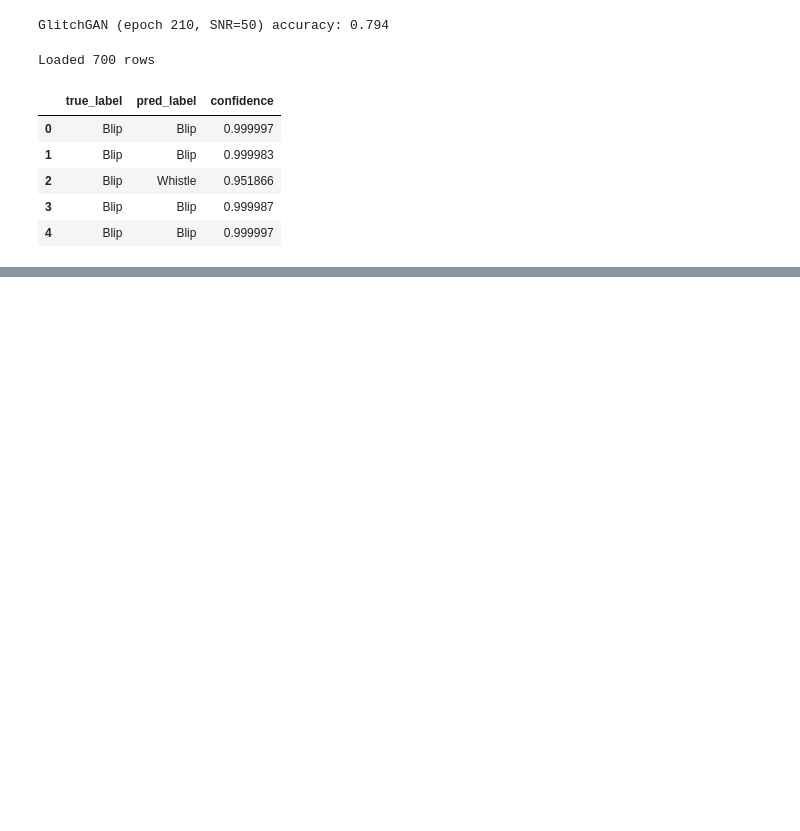
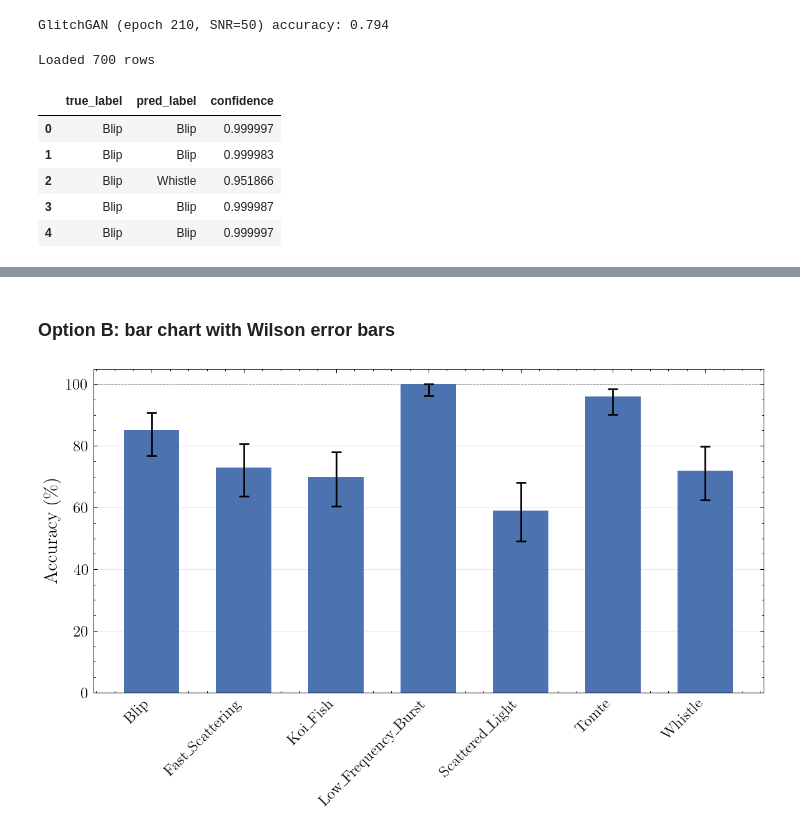
Before and after one commit to tomdooney95/glitchgan, a Jupyter notebook: notebooks/gspy_classification.ipynb, the cells around one changed output, grey strips where cells are left out. Saved outputs shown, nothing was run; the diff lists cells and outputs as text; code cells hidden in the pictures; blank space fills up the shorter version.

```diff
--- a/notebooks/gspy_classification.ipynb
+++ b/notebooks/gspy_classification.ipynb
@@ -628,0 +742,32 @@ np.float64(0.7928571428571428)
+# %% [markdown]
+### Option B: bar chart with Wilson error bars
+# %%
+with plt.style.context(['science']):
+    fig, ax = plt.subplots(figsize=(8, 5))
+
+    x = np.arange(len(LABEL_ORDER))
+    accs = ci_results['accuracy'].values * 100
+    err_lo = (ci_results['accuracy'] - ci_results['acc_ci_lo']).values * 100
+    err_hi = (ci_results['acc_ci_hi'] - ci_results['accuracy']).values * 100
+
+    ax.bar(x, accs, color='#4C72B0', width=0.6, zorder=2)
+    ax.errorbar(x, accs, yerr=[err_lo, err_hi], fmt='none', ecolor='black',
+               elinewidth=1.3, capsize=4, capthick=1.3, zorder=3)
+
+    ax.set_xticks(x)
+    ax.set_xticklabels([_tex(c) for c in LABEL_ORDER], rotation=45, ha='right', fontsize=12)
+    ax.set_ylabel('Accuracy (\\%)', fontsize=14)
+    ax.set_ylim(0, 105)
+    ax.axhline(100, color='gray', lw=0.5, ls='--', zorder=1)
+    ax.tick_params(axis='y', labelsize=12)
+    ax.grid(axis='y', alpha=0.3)
+
+    plt.tight_layout()
+    fig.savefig(PLOTS_DIR / 'gspy_accuracy_ci_barplot.pdf', bbox_inches='tight')
+    buf = io.BytesIO()
+    fig.savefig(buf, format='png', dpi=150, bbox_inches='tight')
+    plt.close(fig)
+buf.seek(0)
+ipy_display(IPyImage(buf.read()))
+# %% [output]
+[figure, added]
```
Also changed, not shown: parts of 8 cells of this notebook, 4 other files.
